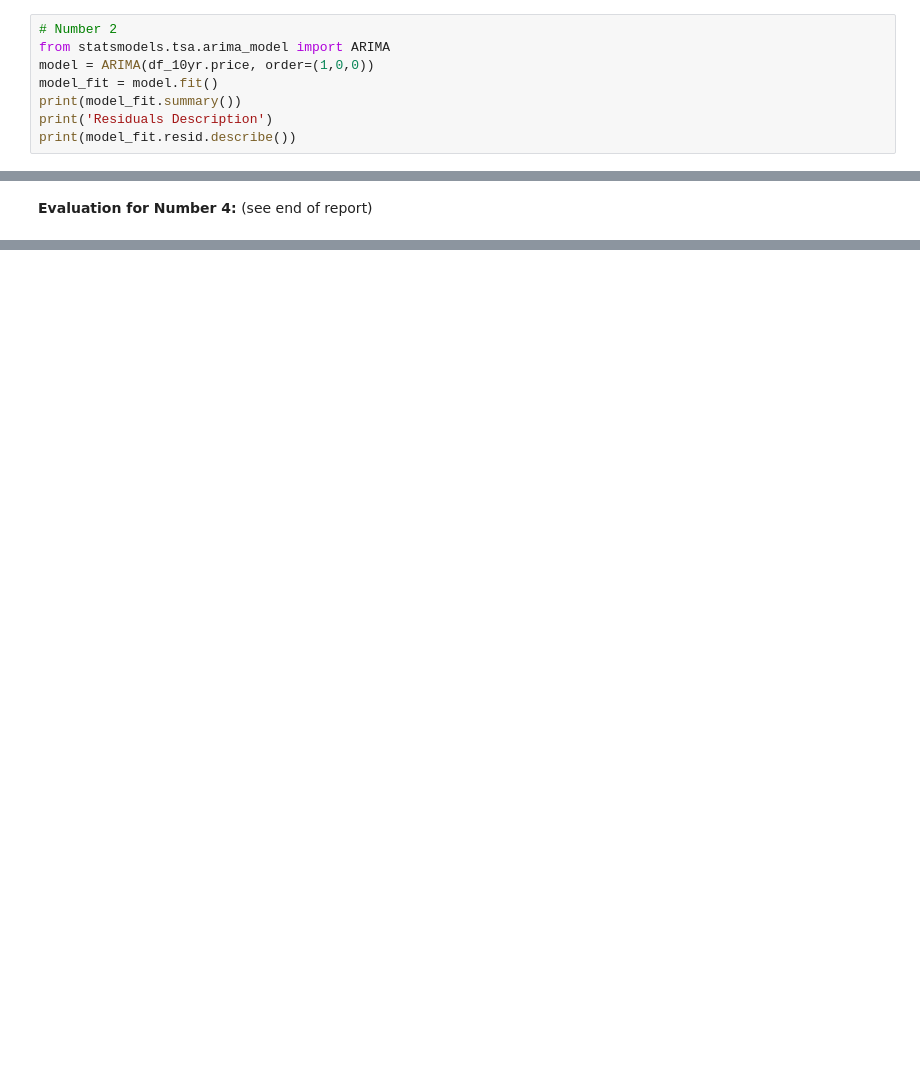
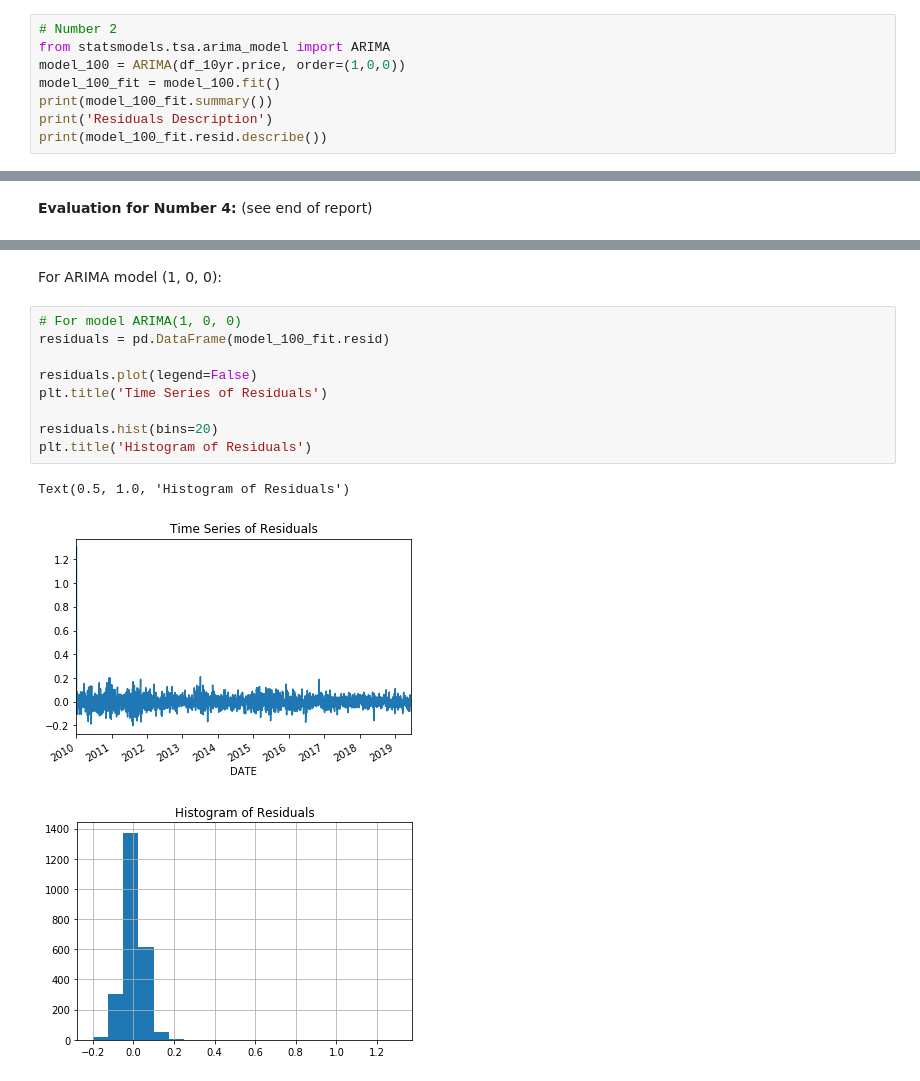
Before and after one commit to etterfred/Thinkful, a Jupyter notebook: 6.1_time_challenge.ipynb, the cells around one changed output, grey strips where cells are left out. Drawn from its saved outputs; the diff is of its cells as text; blank space fills up the shorter version.

```diff
--- a/6.1_time_challenge.ipynb
+++ b/6.1_time_challenge.ipynb
@@ -121,11 +121,11 @@ dtype: float64
 # %%
 # Number 2
 from statsmodels.tsa.arima_model import ARIMA
-model = ARIMA(df_10yr.price, order=(1,0,0))
-model_fit = model.fit()
-print(model_fit.summary())
+model_100 = ARIMA(df_10yr.price, order=(1,0,0))
+model_100_fit = model_100.fit()
+print(model_100_fit.summary())
 print('Residuals Description')
-print(model_fit.resid.describe())
+print(model_100_fit.resid.describe())
 # %% [output]
                               ARMA Model Results
 ==============================================================================
@@ -229,0 +249,15 @@ dtype: float64
+# %% [markdown]
+For ARIMA model (1, 0, 0):
+# %%
+# For model ARIMA(1, 0, 0)
+residuals = pd.DataFrame(model_100_fit.resid)
+
+residuals.plot(legend=False)
+plt.title('Time Series of Residuals')
+
+residuals.hist(bins=20)
+plt.title('Histogram of Residuals')
+# %% [output]
+Text(0.5, 1.0, 'Histogram of Residuals')
+[figure, added]
+[figure, added]
```
Also changed, not shown: parts of 15 cells of this notebook.
